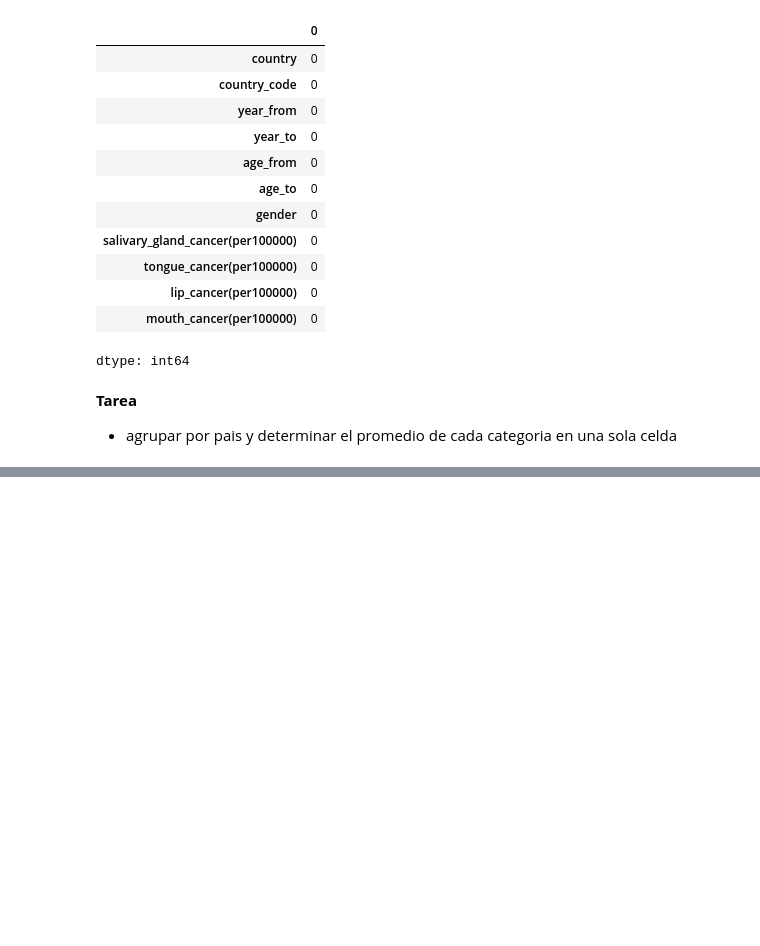
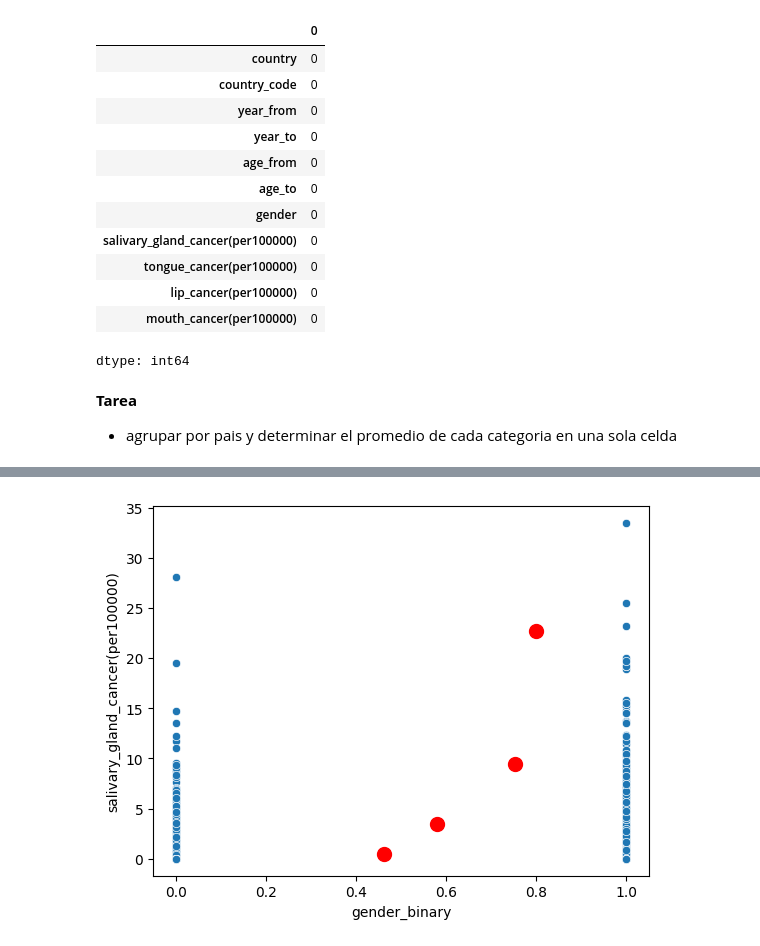
Before and after one commit to Xim0627/equipo6-tecnolochicas-dental-cancer, a Jupyter notebook: proyecto_m3.ipynb, the cells around one changed output, grey strips where cells are left out. Saved outputs shown, nothing was run; the diff lists cells and outputs as text; code cells hidden in the pictures; blank space fills up the shorter version.

```diff
--- a/proyecto_m3.ipynb
+++ b/proyecto_m3.ipynb
@@ -356,0 +468,2 @@ plt.show()
+# %%
+k_means.fit(df[['salivary_gland_cancer(per100000)']])
@@ -356,0 +472,4 @@ plt.show()
+# %%
+centers = k_means.cluster_centers_
+
+centers
@@ -356,0 +481,4 @@ plt.show()
+# %%
+clasificaciones = k_means.predict(df[['gender_binary','salivary_gland_cancer(per100000)']])
+
+clasificaciones
@@ -356,0 +487,3 @@ plt.show()
+# %%
+df['clasificacion'] = clasificaciones
+df.head()
@@ -356,0 +497,8 @@ plt.show()
+# %%
+fig = plt.figure()
+ax = fig.add_subplot()
+
+sns.scatterplot(x=df['gender_binary'], y=df['salivary_gland_cancer(per100000)'], ax=ax);
+ax.scatter(centers[:,0], centers[:,1], color='red', s=100);
+# %% [output]
+[figure, added]
```
Also changed, not shown: parts of 24 cells of this notebook.
